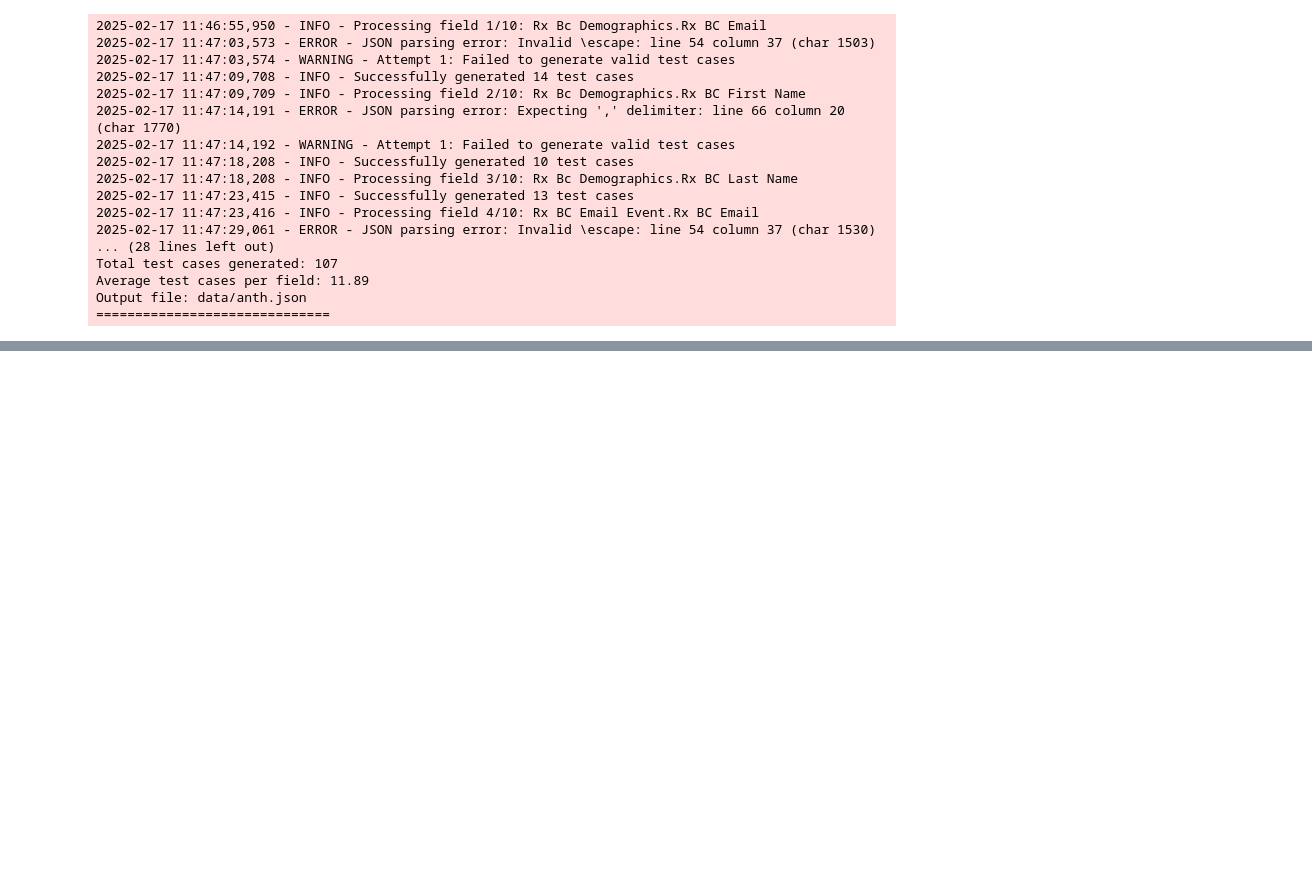
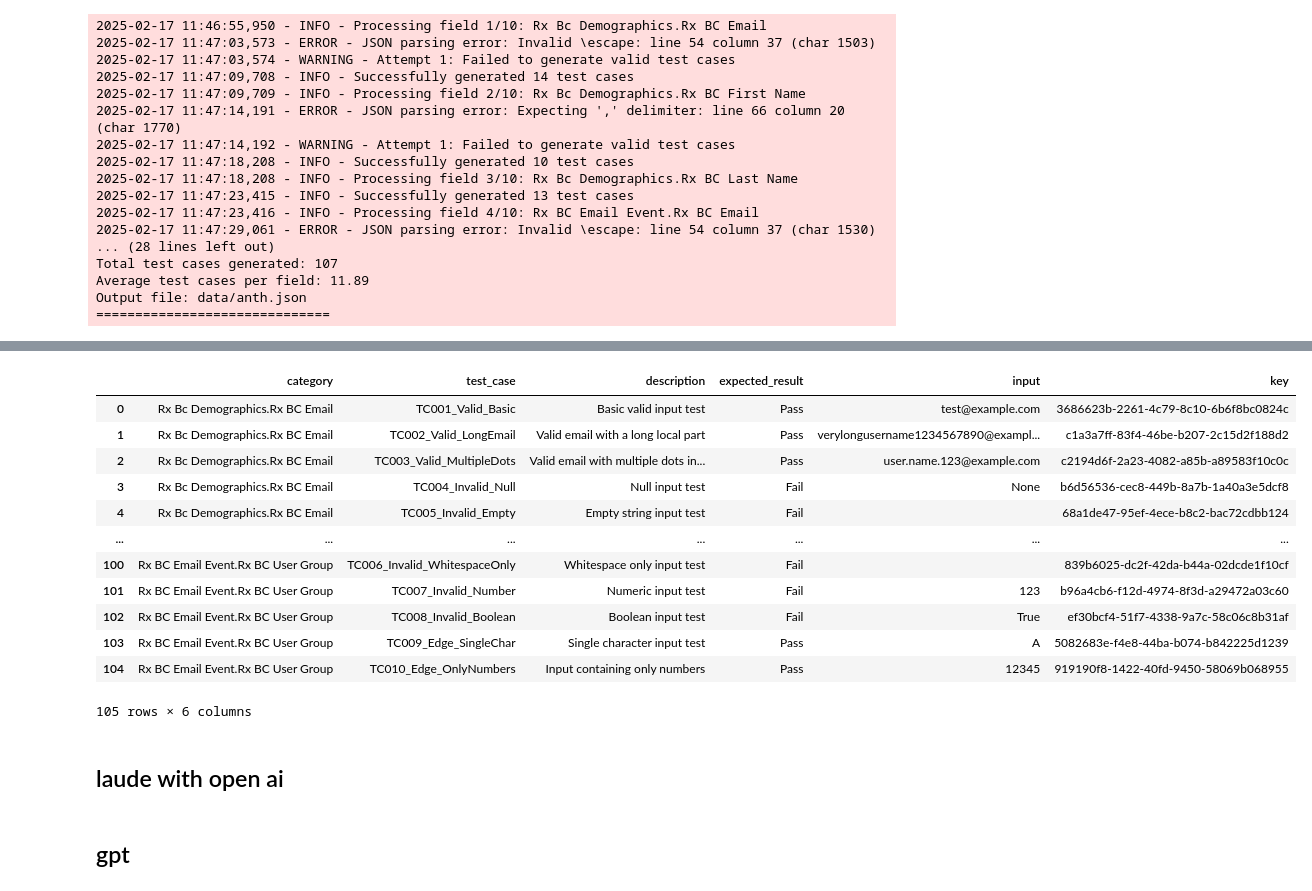
Before and after one commit to nitishast/OAH_automation, a Jupyter notebook: notebooks/anth.ipynb, the cells around one changed output, grey strips where cells are left out. Cells and saved outputs as stored; diff of their text form; code cells hidden in the pictures; blank space fills up the shorter version.

```diff
--- a/notebooks/anth.ipynb
+++ b/notebooks/anth.ipynb
@@ -561,0 +705,18 @@ Output file: data/anth1.json
+# %%
+df
+# %% [output]
+|  | category | test_case | description | expected_result | input | key |
+| 0 | Rx Bc Demographics.Rx BC Email | TC001_Valid_Basic | Basic valid input test | Pass | test@example.com | 3686623b-2261-4c79-8c10-6b6f8bc0824c |
+| 1 | Rx Bc Demographics.Rx BC Email | TC002_Valid_LongEmail | Valid email with a long local part | Pass | verylongusername1234567890@exampl... | c1a3a7ff-83f4-46be-b207-2c15d2f188d2 |
+| 2 | Rx Bc Demographics.Rx BC Email | TC003_Valid_MultipleDots | Valid email with multiple dots in... | Pass | user.name.123@example.com | c2194d6f-2a23-4082-a85b-a89583f10c0c |
+| 3 | Rx Bc Demographics.Rx BC Email | TC004_Invalid_Null | Null input test | Fail | None | b6d56536-cec8-449b-8a7b-1a40a3e5dcf8 |
+| 4 | Rx Bc Demographics.Rx BC Email | TC005_Invalid_Empty | Empty string input test | Fail |  | 68a1de47-95ef-4ece-b8c2-bac72cdbb124 |
+| ... | ... | ... | ... | ... | ... | ... |
+| 100 | Rx BC Email Event.Rx BC User Group | TC006_Invalid_WhitespaceOnly | Whitespace only input test | Fail |  | 839b6025-dc2f-42da-b44a-02dcde1f10cf |
+| 101 | Rx BC Email Event.Rx BC User Group | TC007_Invalid_Number | Numeric input test | Fail | 123 | b96a4cb6-f12d-4974-8f3d-a29472a03c60 |
+| 102 | Rx BC Email Event.Rx BC User Group | TC008_Invalid_Boolean | Boolean input test | Fail | True | ef30bcf4-51f7-4338-9a7c-58c06c8b31af |
+| 103 | Rx BC Email Event.Rx BC User Group | TC009_Edge_SingleChar | Single character input test | Pass | A | 5082683e-f4e8-44ba-b074-b842225d1239 |
+| 104 | Rx BC Email Event.Rx BC User Group | TC010_Edge_OnlyNumbers | Input containing only numbers | Pass | 12345 | 919190f8-1422-40fd-9450-58069b068955 |
+105 rows × 6 columns
+# %% [markdown]
+## laude with open ai
@@ -561,0 +1036,2 @@ Output file: data/anth1.json
+# %% [markdown]
+## gpt
```
Also changed, not shown: parts of 5 cells of this notebook, 3 other files.
